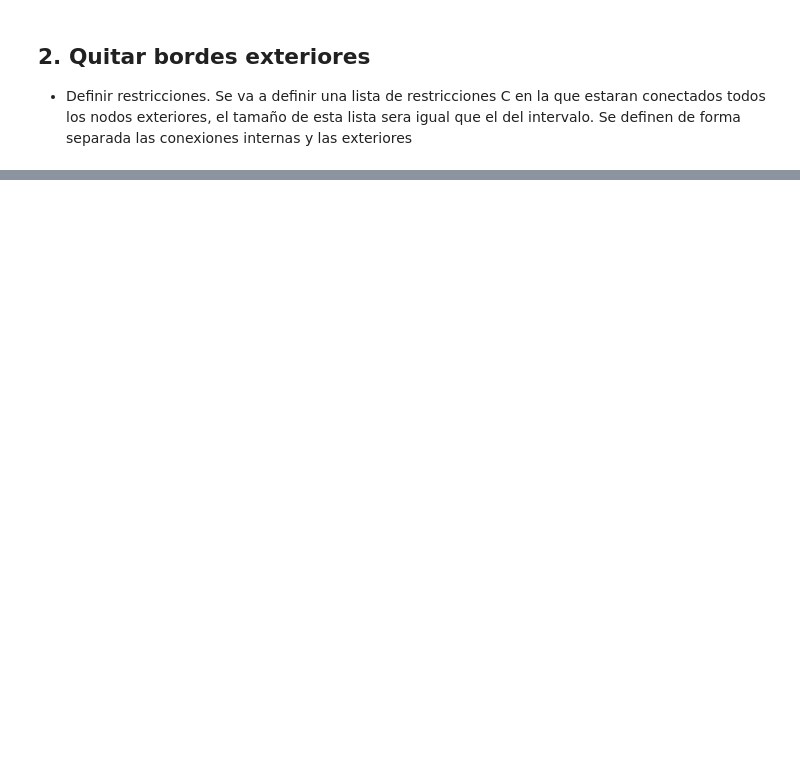
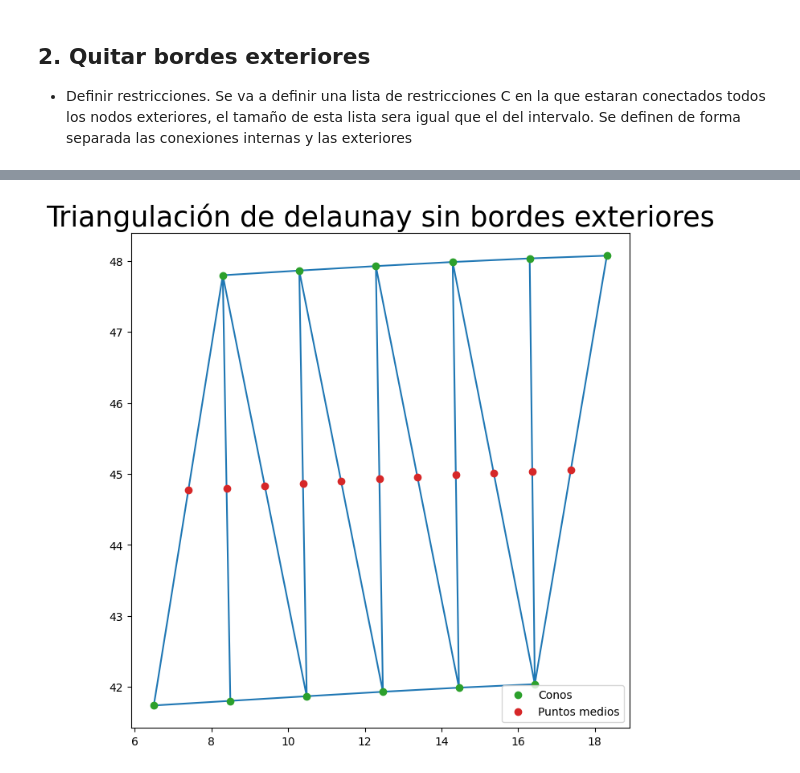
Before and after one commit to FSBDriverless/FS-AI, a Jupyter notebook: Planificación/Triangulacion de Delaunay.ipynb, the cells around one changed output, grey strips where cells are left out. Cells and saved outputs as stored; diff of their text form; code cells hidden in the pictures; blank space fills up the shorter version.

Commit message:
Puntos medios conseguidos, solo falta acabar la interpolación

```diff
--- a/Planificación/Triangulacion de Delaunay.ipynb
+++ b/Planificación/Triangulacion de Delaunay.ipynb
@@ -89,0 +131,45 @@ plt.show()
+# %%
+f = plt.figure()
+f.set_figwidth(8)
+f.set_figheight(8)
+
+i = 10
+interv = 10
+points = P[(i-interv):(i+2)]
+edgesMatrix = np.zeros([points.shape[0], points.shape[0]])
+internalEdges = []
+# Crear triangulacion con constantes
+TR = Delaunay(points)
+s = TR.simplices
+
+i = 0
+while (i < s.shape[0]):
+#for i in range(0, s.shape[0]):
+    x = s[i]
+    isEven = x%2
+    if ((isEven[0]==0 and isEven[1]==0 and isEven[2]==0) or (isEven[0]==1 and isEven[1]==1 and isEven[2]==1)):
+        s = np.delete(s, i, 0)
+    else:
+        edgesMatrix = getEdges(x, edgesMatrix, isEven)
+        i = i + 1;
+
+for fila in range(0, points.shape[0]):
+    for columna in range (0, fila):
+        if (edges [fila][columna] == 1): #Es uno interno
+            p1 = points[fila]
+            p2 = points[columna]
+
+            internalEdges.append(np.array([(p1[0]+p2[0])/2, (p1[1]+p2[1])/2]))
+
+internal = np.array(internalEdges)
+
+plt.triplot(points[:,0], points[:,1], s)
+plt.plot(points[:,0], points[:,1], 'o', label='Conos')
+plt.plot(internal[:,0], internal[:,1], 'o', label='Puntos medios')
+plt.legend()
+plt.title('Triangulación de delaunay sin bordes exteriores',
+      fontsize=25,
+      color="black")
+plt.show()
+# %% [output]
+[figure, added]
```
Also changed, not shown: parts of 10 cells of this notebook.
